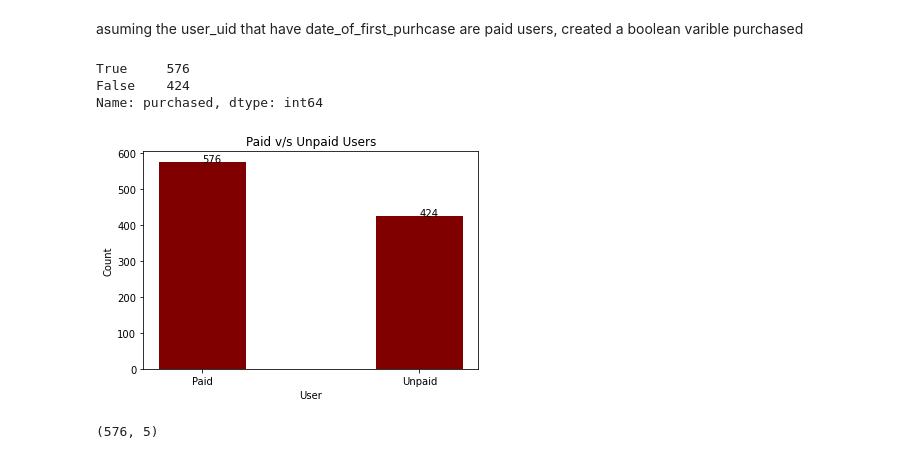
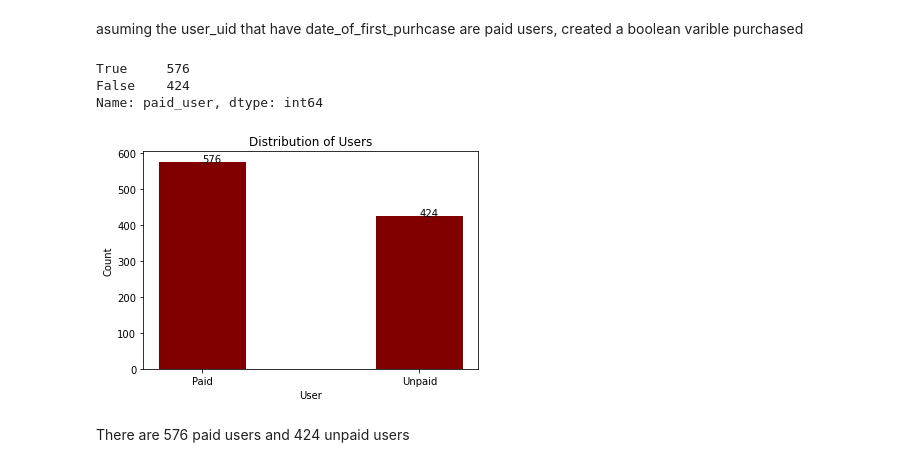
Before and after one commit to noel996/entry_data_analysis, a Jupyter notebook: Entry User Data analysis.ipynb, the cells around one changed output. Cells and saved outputs as stored; diff of their text form; code cells hidden in the pictures.

```diff
--- a/Entry User Data analysis.ipynb
+++ b/Entry User Data analysis.ipynb
@@ -25,24 +25,24 @@ user_details.shape
 # %% [markdown]
 asuming the user_uid that have date_of_first_purhcase are paid users, created a boolean varible purchased
 # %%
-user_details[['purchased']]=user_details[['date_of_first_purhcase']].notnull()
+user_details[['paid_user']]=user_details[['date_of_first_purhcase']].notnull()
 # %%
-user_details.purchased.value_counts()
+user_details.paid_user.value_counts()
 # %% [output]
 True     576
 False    424
-Name: purchased, dtype: int64
+Name: paid_user, dtype: int64
 # %%
 user = ['Paid','Unpaid']
-plt.bar(user,user_details.purchased.value_counts(),color = 'maroon',width = 0.4)
-plt.title("Paid v/s Unpaid Users")
+plt.bar(user,user_details.paid_user.value_counts(),color = 'maroon',width = 0.4)
+plt.title("Distribution of Users")
 plt.xlabel("User")
 plt.ylabel("Count")
 
-for index, value in enumerate(user_details.purchased.value_counts()):
+for index, value in enumerate(user_details.paid_user.value_counts()):
     plt.text(index, value, str(value))
 
 plt.title
 plt.show()
 # %% [output]
-[figure, old version]
+[figure, new version]
@@ -52 +49,3 @@ user_details['date_of_first_purhcase']=pd.to_datetime(user_details.date_of_first
+# %% [markdown]
+There are 576 paid users and 424 unpaid users
 # %%
@@ -57,4 +55,0 @@ unpaid_user = user_details[user_details.purchased==False]
-# %%
-paid_user.shape
-# %% [output]
-(576, 5)
```
Also changed, not shown: parts of 46 cells of this notebook.
